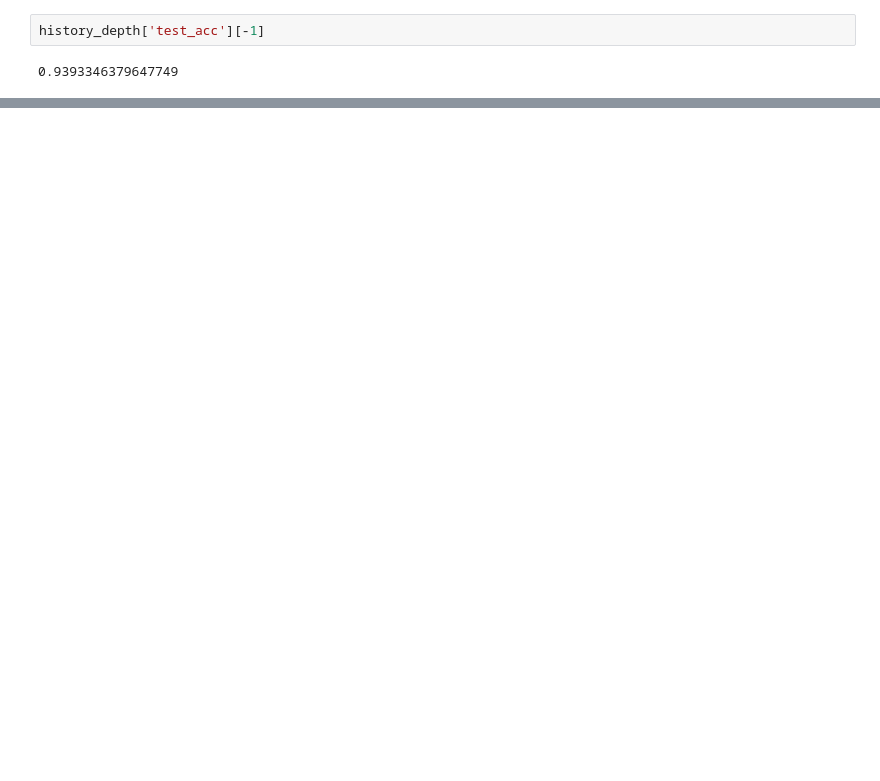
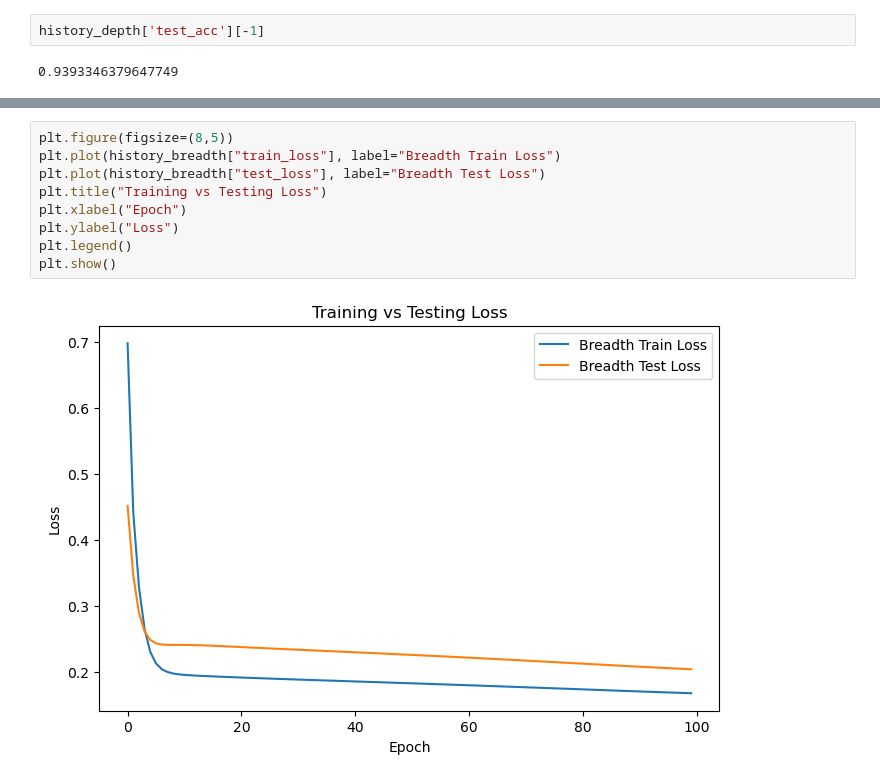
Before and after one commit to gedetanok/kelasbagus3-deep-understanding-of-machine-learning, a Jupyter notebook: Week 6/ANN_Experiment.ipynb, the cells around one changed output, grey strips where cells are left out. Drawn from its saved outputs; the diff is of its cells as text; blank space fills up the shorter version.

```diff
--- a/Week 6/ANN_Experiment.ipynb
+++ b/Week 6/ANN_Experiment.ipynb
@@ -194,0 +187,11 @@ history_breadth['test_acc'][-1]
+# %%
+plt.figure(figsize=(8,5))
+plt.plot(history_breadth["train_loss"], label="Breadth Train Loss")
+plt.plot(history_breadth["test_loss"], label="Breadth Test Loss")
+plt.title("Training vs Testing Loss")
+plt.xlabel("Epoch")
+plt.ylabel("Loss")
+plt.legend()
+plt.show()
+# %% [output]
+[figure, added]
```
Also changed, not shown: parts of 42 cells of this notebook, 2 other files.
